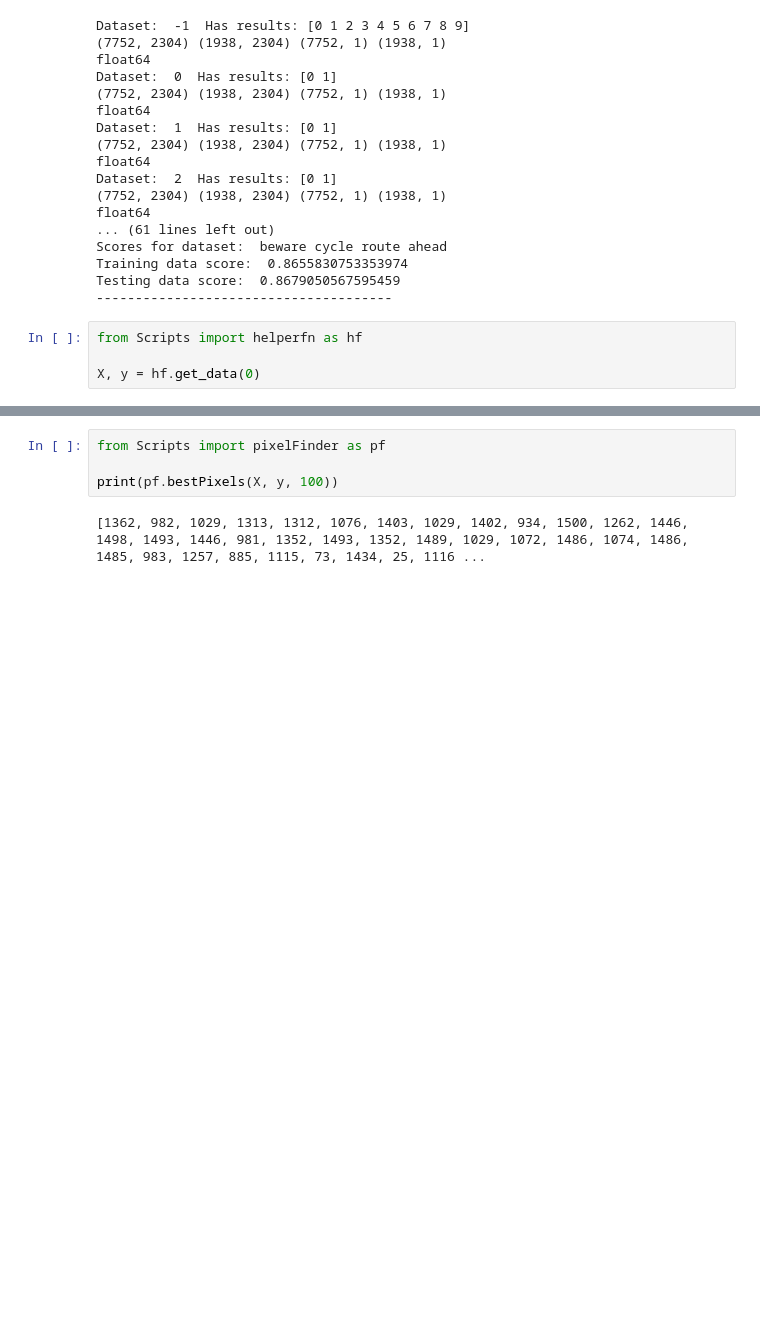
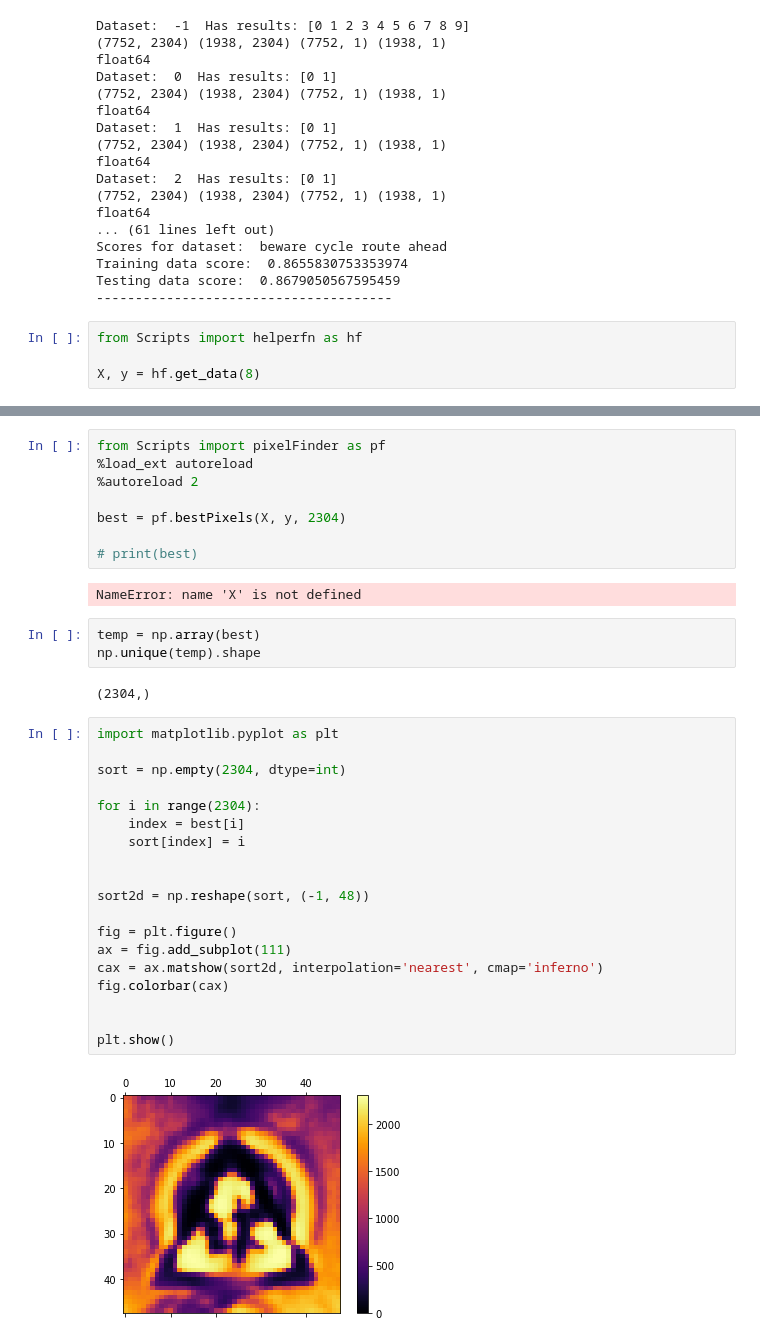
Before and after one commit to friedforfun/Data-Mining-Machine-Learning-CW, a Jupyter notebook: Tasks/Task 4 - Deeper analysis of data.ipynb, the cells around one changed output, grey strips where cells are left out. Saved outputs shown, nothing was run; the diff lists cells and outputs as text; blank space fills up the shorter version.

```diff
--- a/Tasks/Task 4 - Deeper analysis of data.ipynb
+++ b/Tasks/Task 4 - Deeper analysis of data.ipynb
@@ -28,7 +28,7 @@ Testing data score:  0.8679050567595459
 # %%
 from Scripts import helperfn as hf
 
-X, y = hf.get_data(0)
+X, y = hf.get_data(8)
 # %%
 import matplotlib.pyplot as plt
 import numpy as np
@@ -75,7 +68,37 @@ print(res_arr)
 [1362, 982, 1029, 1313, 1312, 1076, 1403, 1029, 1402, 934, 1500, 1262, 1446, 1498, 1493, 1446, 981, 1352, 1493, 1352, 1489, 1029, 1072, 1486, 1074, 1486, 1485, 983, 1257, 885, 1115, 73, 1434, 25, 1116 ...
 # %%
 from Scripts import pixelFinder as pf
+%load_ext autoreload
+%autoreload 2
 
-print(pf.bestPixels(X, y, 100))
+best = pf.bestPixels(X, y, 2304)
+
+# print(best)
 # %% [output]
-[1362, 982, 1029, 1313, 1312, 1076, 1403, 1029, 1402, 934, 1500, 1262, 1446, 1498, 1493, 1446, 981, 1352, 1493, 1352, 1489, 1029, 1072, 1486, 1074, 1486, 1485, 983, 1257, 885, 1115, 73, 1434, 25, 1116 ...
+NameError: name 'X' is not defined
+# %%
+temp = np.array(best)
+np.unique(temp).shape
+# %% [output]
+(2304,)
+# %%
+import matplotlib.pyplot as plt
+
+sort = np.empty(2304, dtype=int)
+
+for i in range(2304):
+    index = best[i]
+    sort[index] = i
+
+
+sort2d = np.reshape(sort, (-1, 48))
+
+fig = plt.figure()
+ax = fig.add_subplot(111)
+cax = ax.matshow(sort2d, interpolation='nearest', cmap='inferno')
+fig.colorbar(cax)
+
+
+plt.show()
+# %% [output]
+[figure, added]
```
Also changed, not shown: parts of 3 cells of this notebook.
